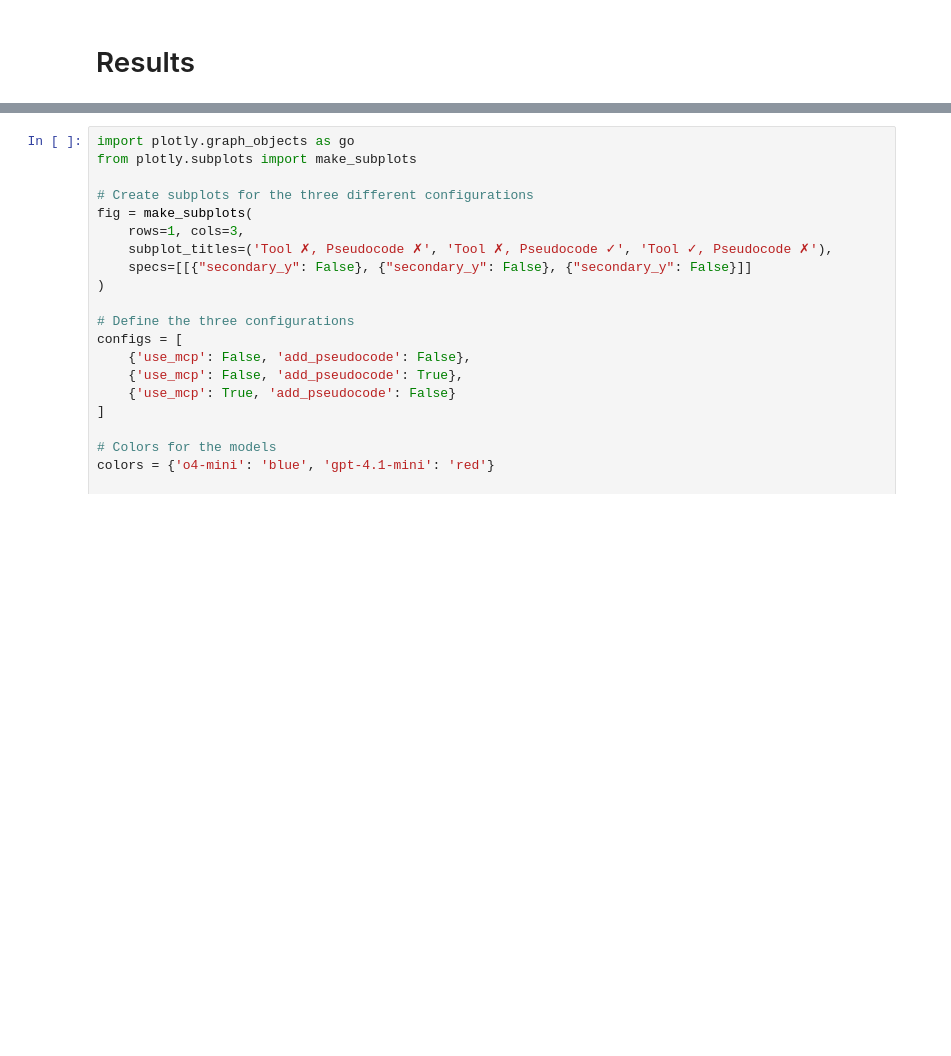
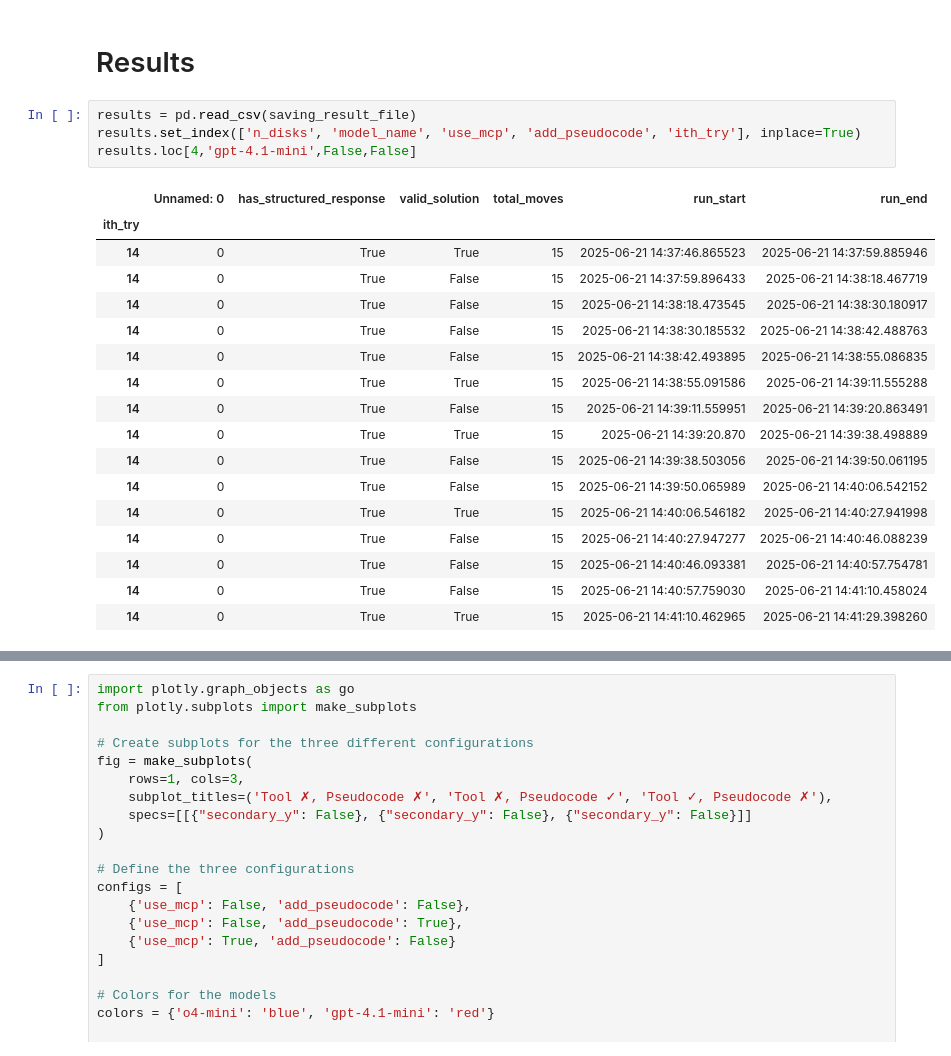
Before and after one commit to bolirev/ai-hanoi-mcp, a Jupyter notebook: analyses.ipynb, the cells around one changed output, grey strips where cells are left out. Cells and saved outputs as stored; diff of their text form; blank space fills up the shorter version.

```diff
--- a/analyses.ipynb
+++ b/analyses.ipynb
@@ -210,3 +222,25 @@ for n_disk, model, ith_try, helper in tqdm(product(disks, models, tries, helpers
 # %% [markdown]
 # Results
+# %%
+results = pd.read_csv(saving_result_file)
+results.set_index(['n_disks', 'model_name', 'use_mcp', 'add_pseudocode', 'ith_try'], inplace=True)
+results.loc[4,'gpt-4.1-mini',False,False]
+# %% [output]
+|  | Unnamed: 0 | has_structured_response | valid_solution | total_moves | run_start | run_end |
+| ith_try |  |  |  |  |  |  |
+| 14 | 0 | True | True | 15 | 2025-06-21 14:37:46.865523 | 2025-06-21 14:37:59.885946 |
+| 14 | 0 | True | False | 15 | 2025-06-21 14:37:59.896433 | 2025-06-21 14:38:18.467719 |
+| 14 | 0 | True | False | 15 | 2025-06-21 14:38:18.473545 | 2025-06-21 14:38:30.180917 |
+| 14 | 0 | True | False | 15 | 2025-06-21 14:38:30.185532 | 2025-06-21 14:38:42.488763 |
+| 14 | 0 | True | False | 15 | 2025-06-21 14:38:42.493895 | 2025-06-21 14:38:55.086835 |
+| 14 | 0 | True | True | 15 | 2025-06-21 14:38:55.091586 | 2025-06-21 14:39:11.555288 |
+| 14 | 0 | True | False | 15 | 2025-06-21 14:39:11.559951 | 2025-06-21 14:39:20.863491 |
+| 14 | 0 | True | True | 15 | 2025-06-21 14:39:20.870 | 2025-06-21 14:39:38.498889 |
+| 14 | 0 | True | False | 15 | 2025-06-21 14:39:38.503056 | 2025-06-21 14:39:50.061195 |
+| 14 | 0 | True | False | 15 | 2025-06-21 14:39:50.065989 | 2025-06-21 14:40:06.542152 |
+| 14 | 0 | True | True | 15 | 2025-06-21 14:40:06.546182 | 2025-06-21 14:40:27.941998 |
+| 14 | 0 | True | False | 15 | 2025-06-21 14:40:27.947277 | 2025-06-21 14:40:46.088239 |
+| 14 | 0 | True | False | 15 | 2025-06-21 14:40:46.093381 | 2025-06-21 14:40:57.754781 |
+| 14 | 0 | True | False | 15 | 2025-06-21 14:40:57.759030 | 2025-06-21 14:41:10.458024 |
+| 14 | 0 | True | True | 15 | 2025-06-21 14:41:10.462965 | 2025-06-21 14:41:29.398260 |
 # %%
```
Also changed, not shown: parts of 9 cells of this notebook, 8 other files.
